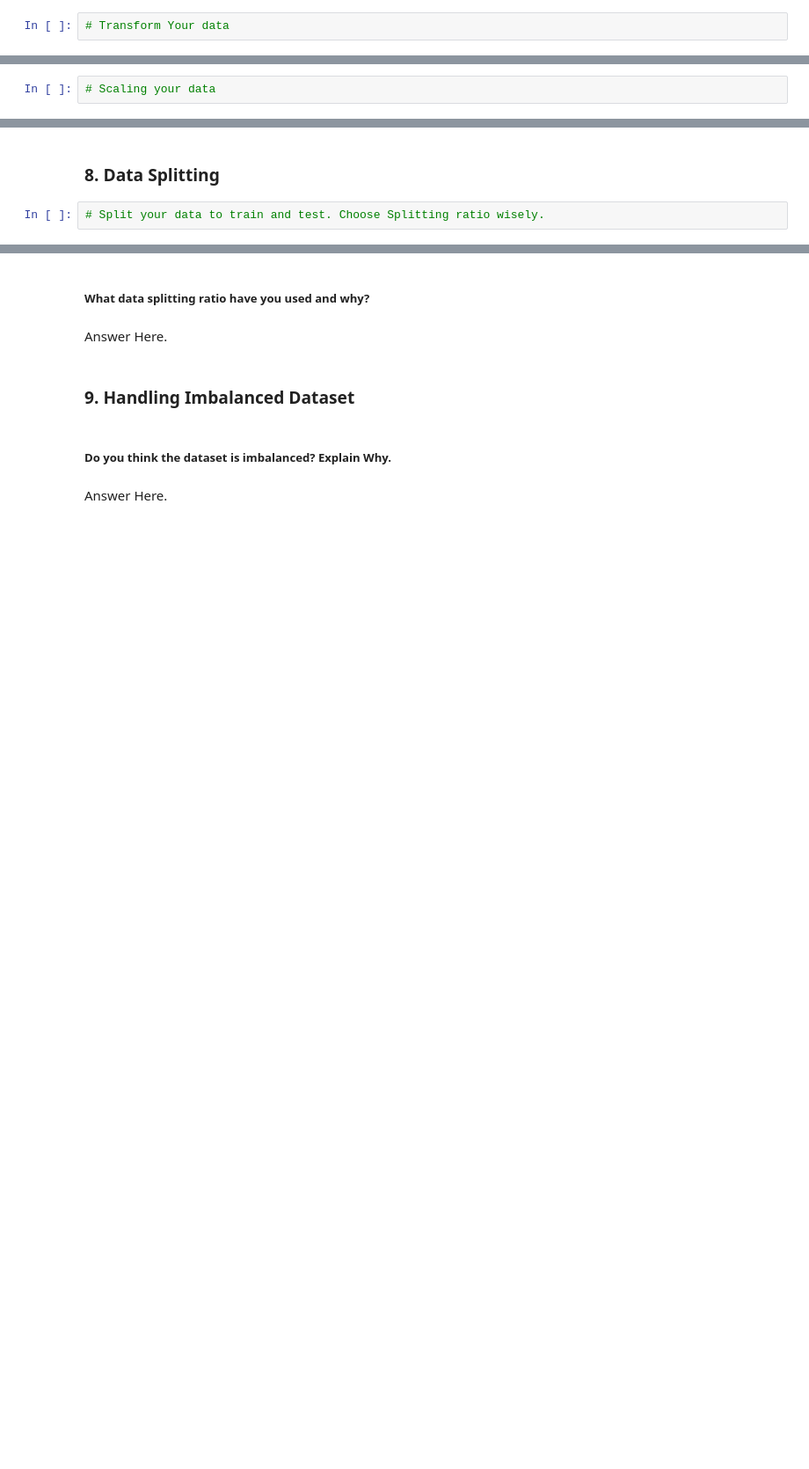
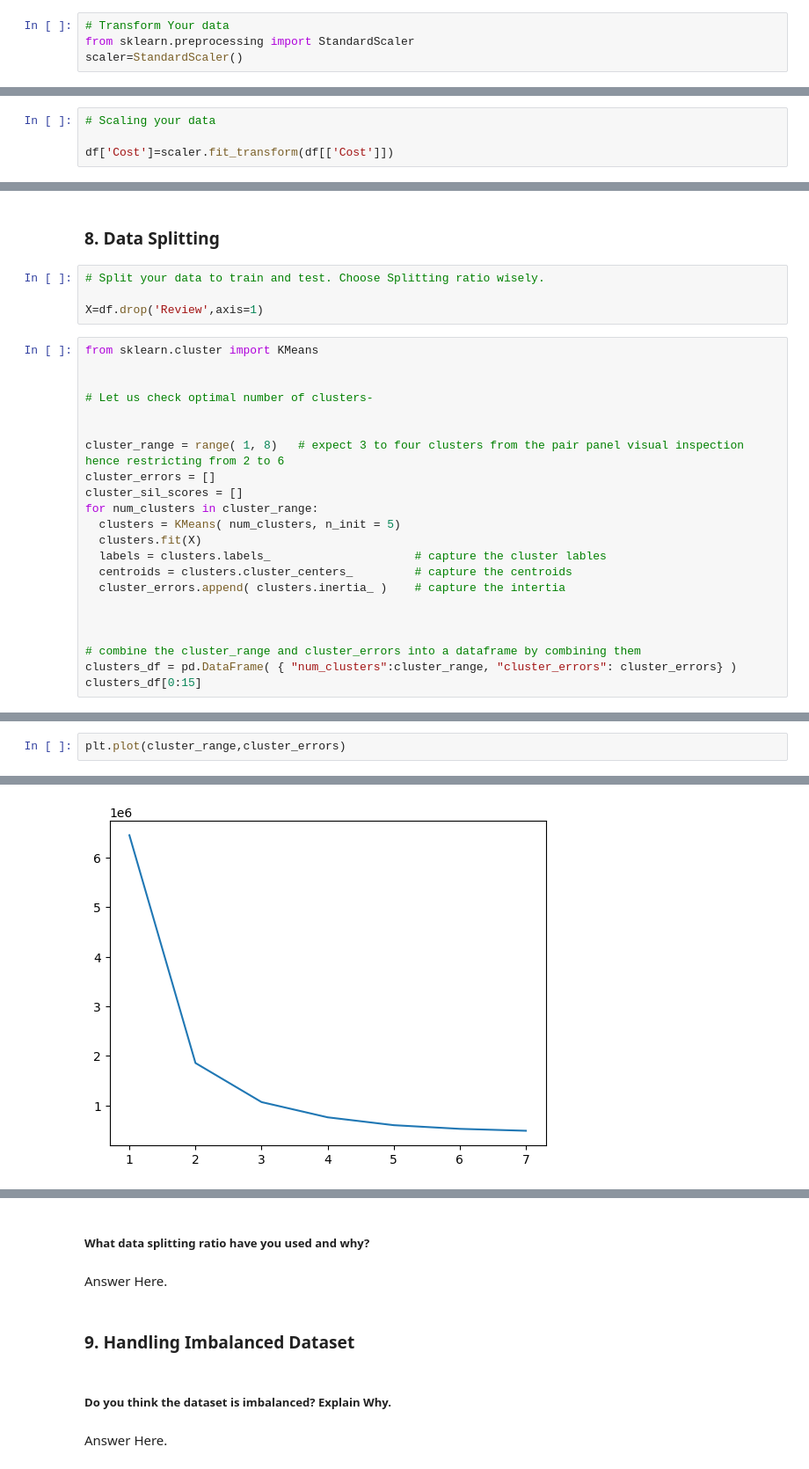
Before and after one commit to chetansgode/Zomato-Restaurant-Clustering-and-Sentiment-Analysis, a Jupyter notebook: Zomato_Restaurant_Clustering_and_Sentiment_Analysis_ML_Submission_Template.ipynb, the cells around one changed output, grey strips where cells are left out. Shown at 88% size. Drawn from its saved outputs; the diff is of its cells as text; blank space fills up the shorter version.

```diff
--- a/Zomato_Restaurant_Clustering_and_Sentiment_Analysis_ML_Submission_Template.ipynb
+++ b/Zomato_Restaurant_Clustering_and_Sentiment_Analysis_ML_Submission_Template.ipynb
@@ -876,9 +1175,13 @@ Answer Here.
 # %%
 # Transform Your data
+from sklearn.preprocessing import StandardScaler
+scaler=StandardScaler()
 # %% [markdown]
 ### 6. Data Scaling
 # %%
 # Scaling your data
+
+df['Cost']=scaler.fit_transform(df[['Cost']])
 # %% [markdown]
 ##### Which method have you used to scale you data and why?
 # %% [markdown]
@@ -897,3 +1210,27 @@ Answer Here.
 ### 8. Data Splitting
 # %%
 # Split your data to train and test. Choose Splitting ratio wisely.
+
+X=df.drop('Review',axis=1)
+# %%
+from sklearn.cluster import KMeans
+
+
+# Let us check optimal number of clusters-
+
+
+cluster_range = range( 1, 8)   # expect 3 to four clusters from the pair panel visual inspection hence restricting from 2 to 6
+cluster_errors = []
+cluster_sil_scores = []
+for num_clusters in cluster_range:
+  clusters = KMeans( num_clusters, n_init = 5)
+  clusters.fit(X)
+  labels = clusters.labels_                     # capture the cluster lables
+  centroids = clusters.cluster_centers_         # capture the centroids
+  cluster_errors.append( clusters.inertia_ )    # capture the intertia
+
+
+
+# combine the cluster_range and cluster_errors into a dataframe by combining them
+clusters_df = pd.DataFrame( { "num_clusters":cluster_range, "cluster_errors": cluster_errors} )
+clusters_df[0:15]
@@ -899,0 +1246,3 @@ Answer Here.
+# %%
+plt.plot(cluster_range,cluster_errors)
+# %% [output]
@@ -899,0 +1250 @@ Answer Here.
+[figure, added]
```
Also changed, not shown: parts of 79 cells of this notebook.
